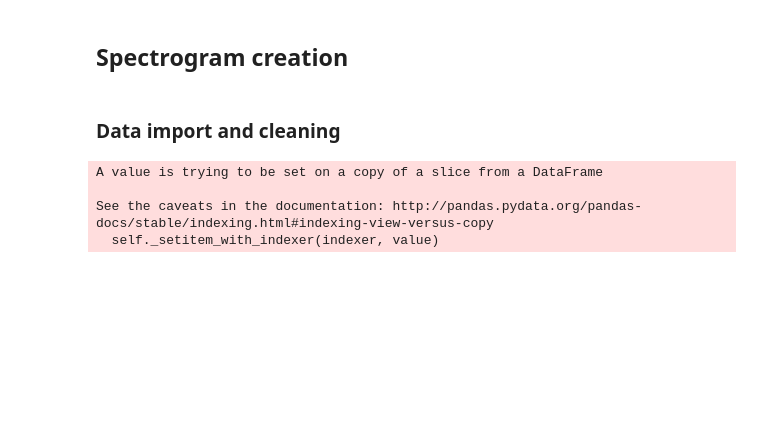
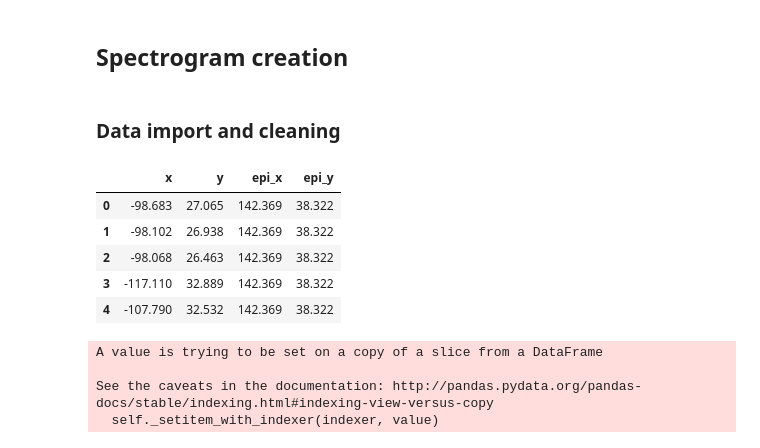
Before and after one commit to wenhank216/DV_Project, a Jupyter notebook: Component1_combine (2).ipynb, the cells around one changed output. Drawn from its saved outputs; the diff is of its cells as text; code cells hidden in the pictures; blank space fills up the shorter version.

```diff
--- a/Component1_combine (2).ipynb
+++ b/Component1_combine (2).ipynb
@@ -21,3 +22,12 @@ location.columns = ['x', 'y', 'epi_x', 'epi_y']
 epi = (142.369, 38.322)
 location['epi_x'] = 142.369
 location['epi_y'] = 38.322
+# %%
+location.head()
+# %% [output]
+|  | x | y | epi_x | epi_y |
+| 0 | -98.683 | 27.065 | 142.369 | 38.322 |
+| 1 | -98.102 | 26.938 | 142.369 | 38.322 |
+| 2 | -98.068 | 26.463 | 142.369 | 38.322 |
+| 3 | -117.110 | 32.889 | 142.369 | 38.322 |
+| 4 | -107.790 | 32.532 | 142.369 | 38.322 |
```
Also changed, not shown: parts of 15 cells of this notebook.
